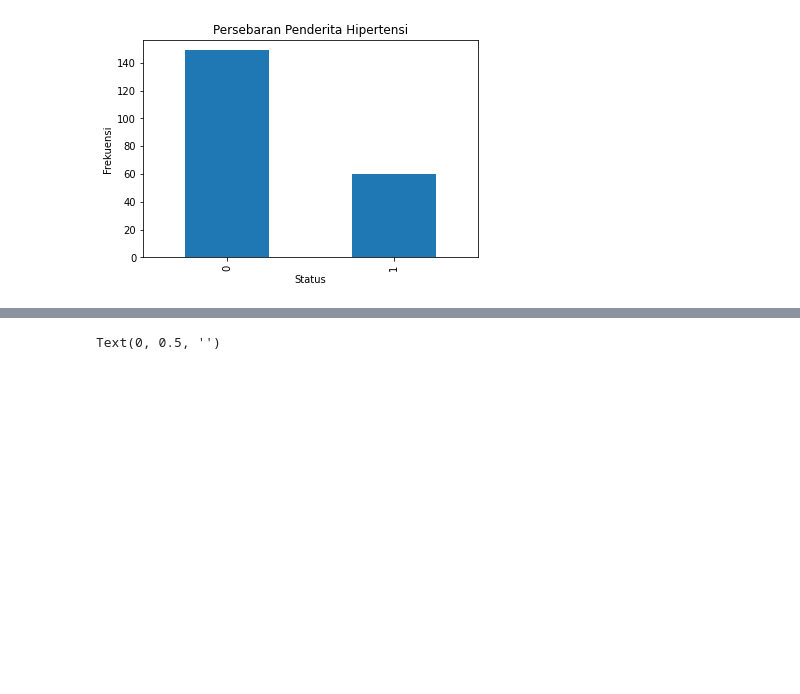
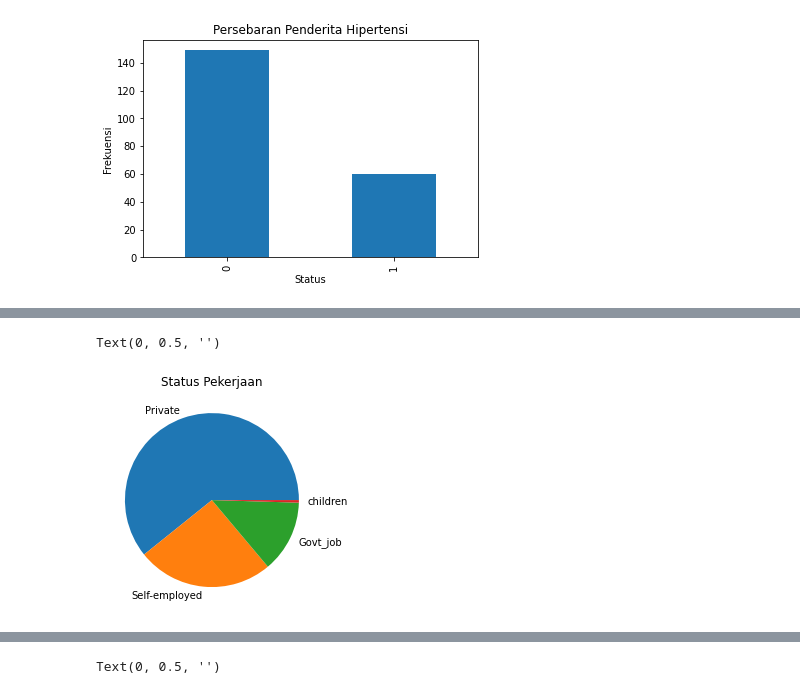
Before and after one commit to yukiao/Pengantar-Penambangan-Data, a Jupyter notebook: Silverius Sony Lembang-H071191002.ipynb, the cells around one changed output, grey strips where cells are left out. Cells and saved outputs as stored; diff of their text form; code cells hidden in the pictures; blank space fills up the shorter version.

```diff
--- a/Silverius_Sony_Lembang_H071191002.ipynb
+++ b/Silverius Sony Lembang-H071191002.ipynb
@@ -119,0 +100,6 @@ df_stroke_disease['hypertension'].value_counts().plot(kind="bar", xlabel="Status
+# %%
+ax = df_stroke_disease['work_type'].value_counts().plot(kind="pie", title="Status Pekerjaan")
+ax.set_ylabel("")
+# %% [output]
+Text(0, 0.5, '')
+[figure, added]
```
Also changed, not shown: parts of 13 cells of this notebook.
